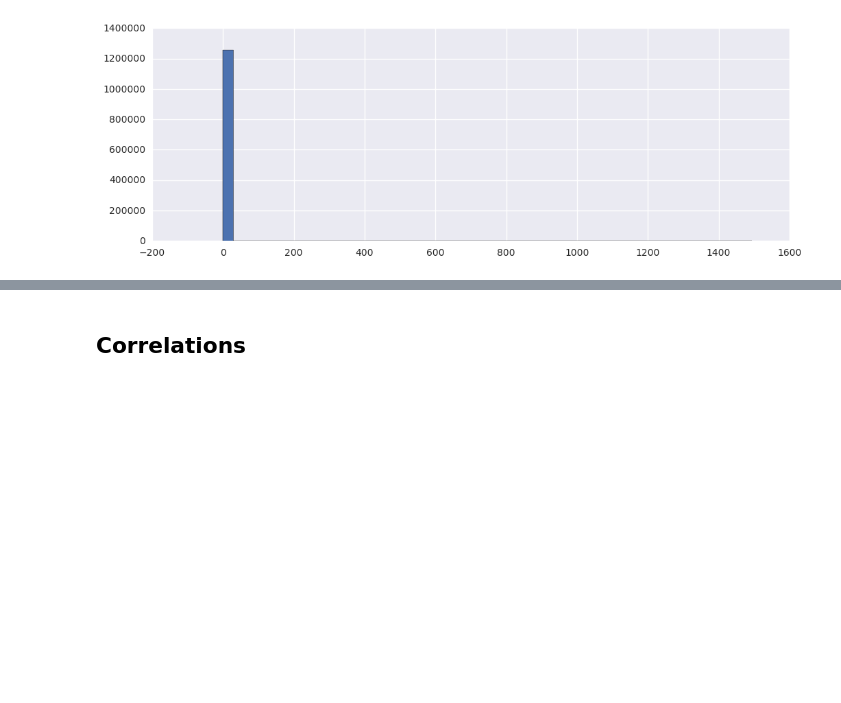
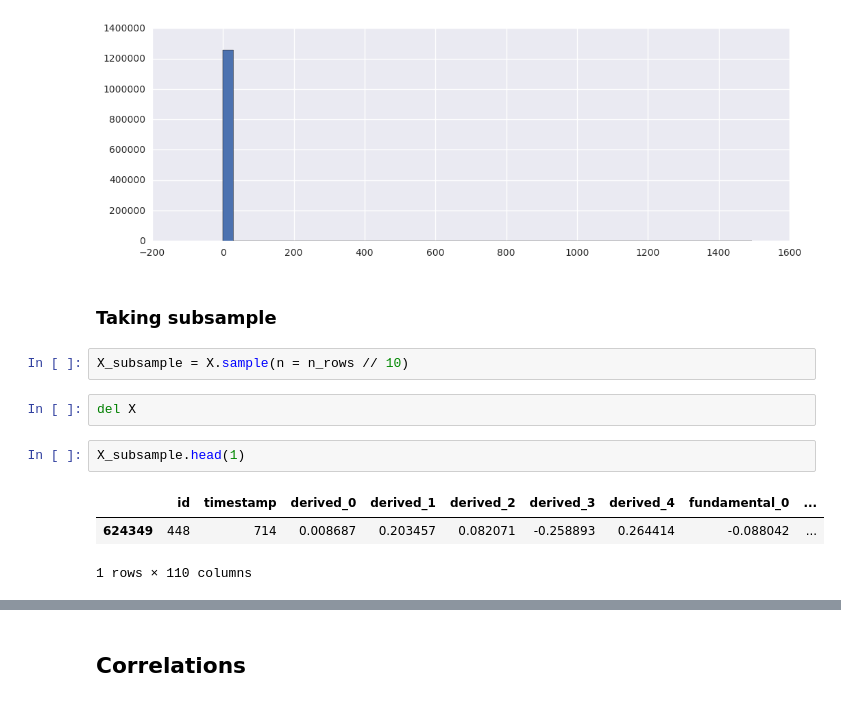
Before and after one commit to demidovakatya/competitions, a Jupyter notebook: two-sigma-financial-modeling/exploratory_data_analysis.ipynb, the cells around one changed output, grey strips where cells are left out. Cells and saved outputs as stored; diff of their text form; blank space fills up the shorter version.

```diff
--- a/two-sigma-financial-modeling/exploratory_data_analysis.ipynb
+++ b/two-sigma-financial-modeling/exploratory_data_analysis.ipynb
@@ -92,3 +96,15 @@ plt.figure(figsize = (12, 4));
 plt.hist(X.fundamental_31[X.fundamental_31.isnull() == False], bins = 50);
 # %% [output]
 [figure]
+# %% [markdown]
+### Taking subsample
+# %%
+X_subsample = X.sample(n = n_rows // 10)
+# %%
+del X
+# %%
+X_subsample.head(1)
+# %% [output]
+|  | id | timestamp | derived_0 | derived_1 | derived_2 | derived_3 | derived_4 | fundamental_0 | ... |
+| 624349 | 448 | 714 | 0.008687 | 0.203457 | 0.082071 | -0.258893 | 0.264414 | -0.088042 | ... |
+1 rows × 110 columns
```
Also changed, not shown: parts of 9 cells of this notebook, 1 other file.
